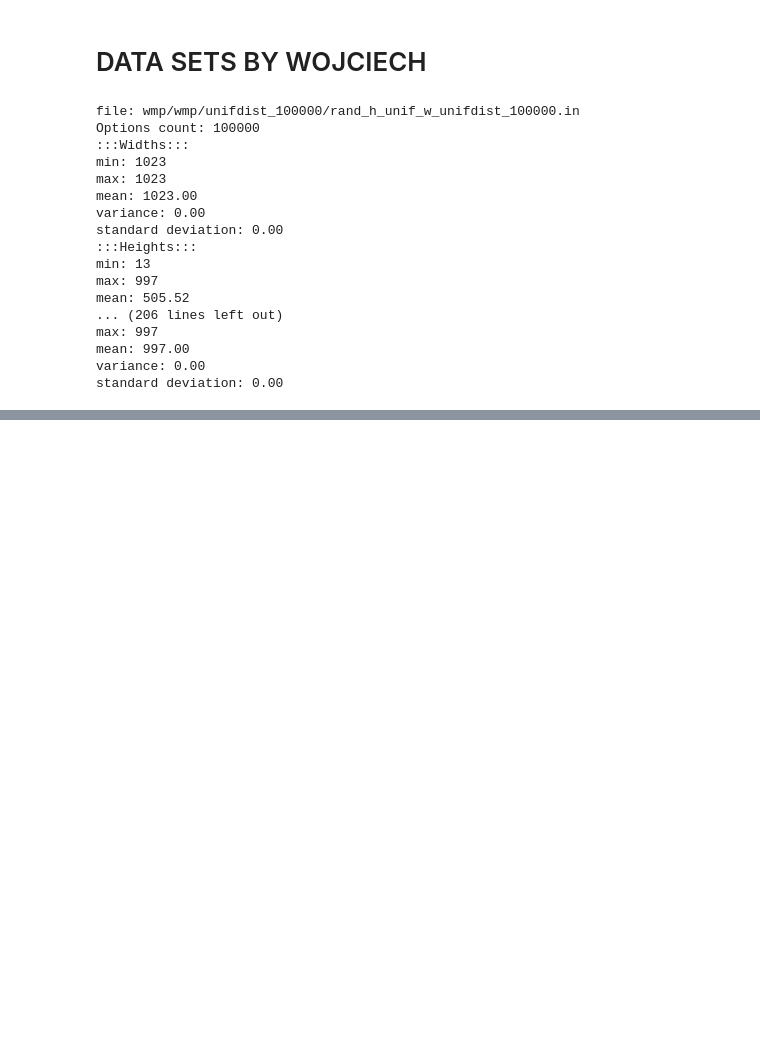
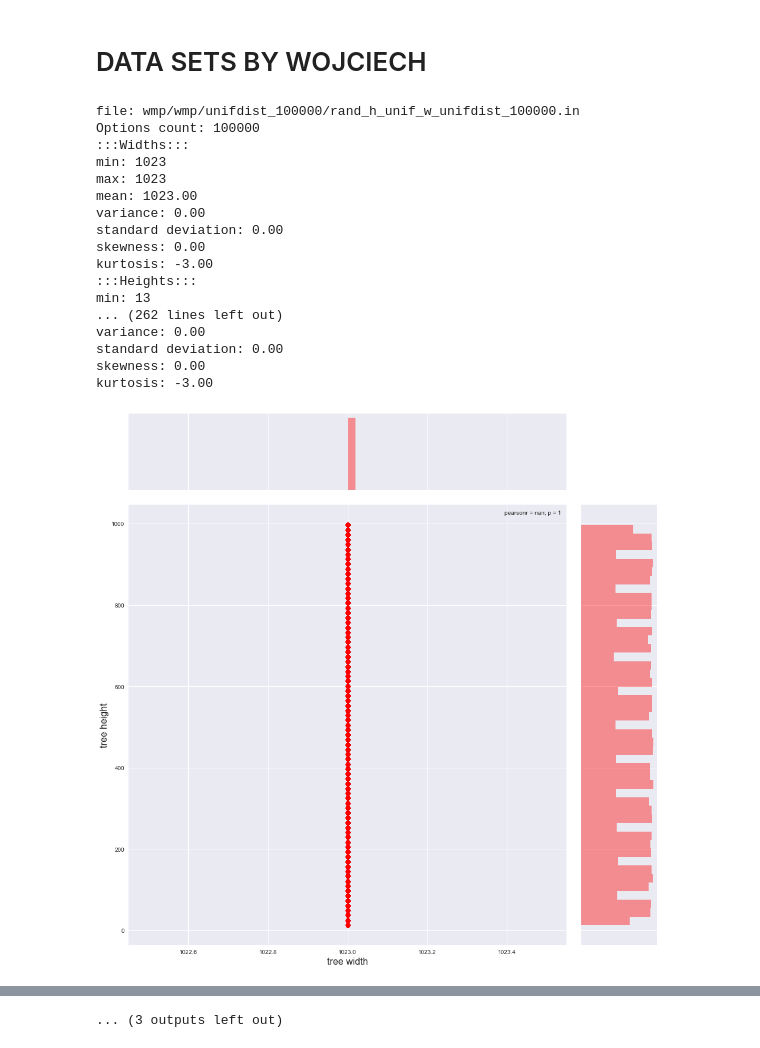
Before and after one commit to MartinMetaksov/diku.OptionsPricing, a Jupyter notebook: data/Data_plots.ipynb, the cells around one changed output, grey strips where cells are left out. Saved outputs shown, nothing was run; the diff lists cells and outputs as text; code cells hidden in the pictures; blank space fills up the shorter version.

Commit message:
added plots for wojciech's data

```diff
--- a/data/Data_plots.ipynb
+++ b/data/Data_plots.ipynb
@@ -287,23 +287,24 @@ w_filenames_unif = ["rand_h_unif_w_unifdist_100000.in",
 w_filenames_unif = list(map(lambda f: 'wmp/wmp/unifdist_100000/' + f, w_filenames_unif))
 # %%
 for f in w_filenames_unif:
-# print_jointplots(w_filenames[0])
+    print_jointplots(f)
     print_datainfo(f)
 # %% [output]
 file: wmp/wmp/unifdist_100000/rand_h_unif_w_unifdist_100000.in
 Options count: 100000
 :::Widths:::
 min: 1023
 max: 1023
 mean: 1023.00
 variance: 0.00
 standard deviation: 0.00
+skewness: 0.00
+kurtosis: -3.00
 :::Heights:::
 min: 13
-max: 997
-mean: 505.52
-... (206 lines left out)
-max: 997
-mean: 997.00
+... (262 lines left out)
 variance: 0.00
 standard deviation: 0.00
+skewness: 0.00
+kurtosis: -3.00
+[figure, added]
@@ -310,3 +321,4 @@ standard deviation: 0.00
+... (3 outputs left out)
 # %%
 w_filenames_norm = [
 "rand_h_unif_w_normdist_100000.in",
```
Also changed, not shown: parts of 2 cells of this notebook, 1 other file.
